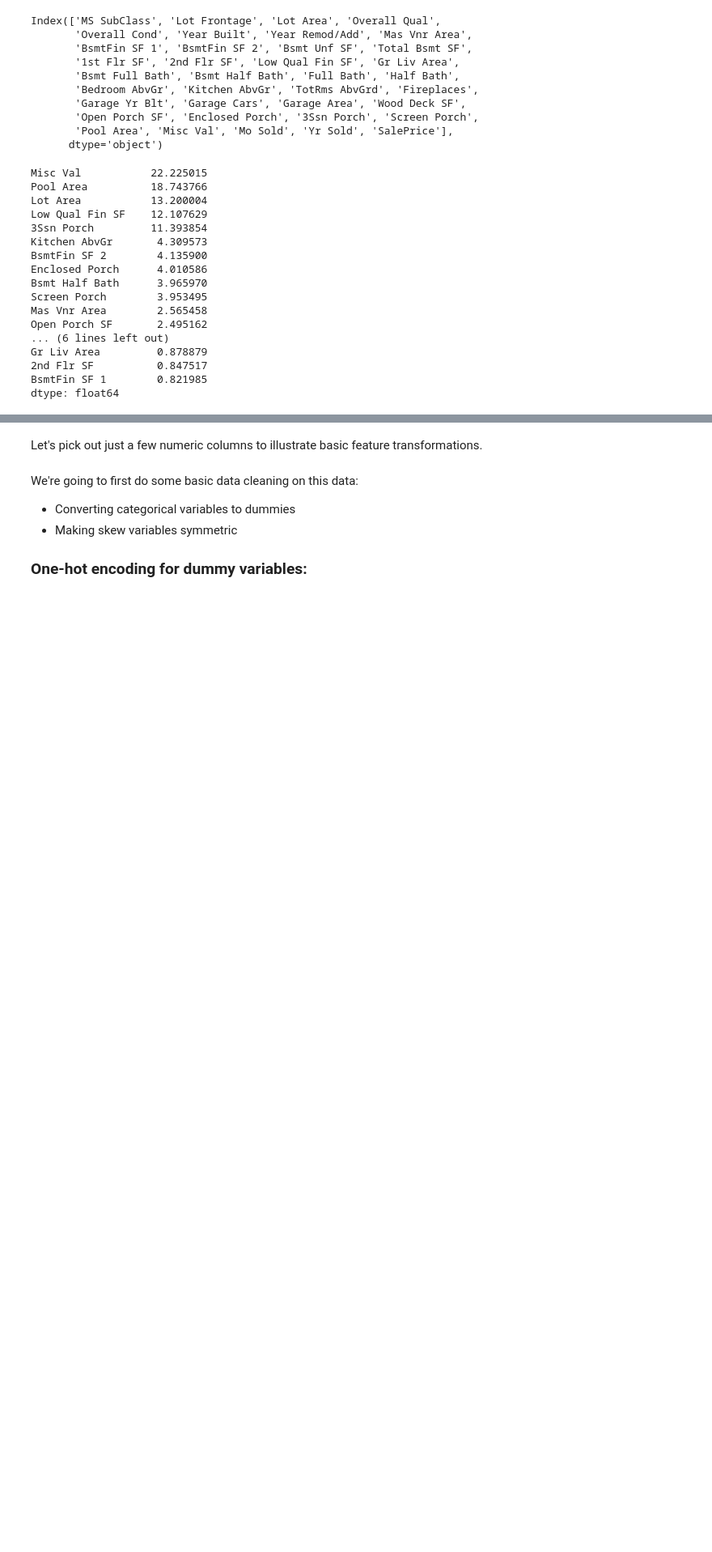
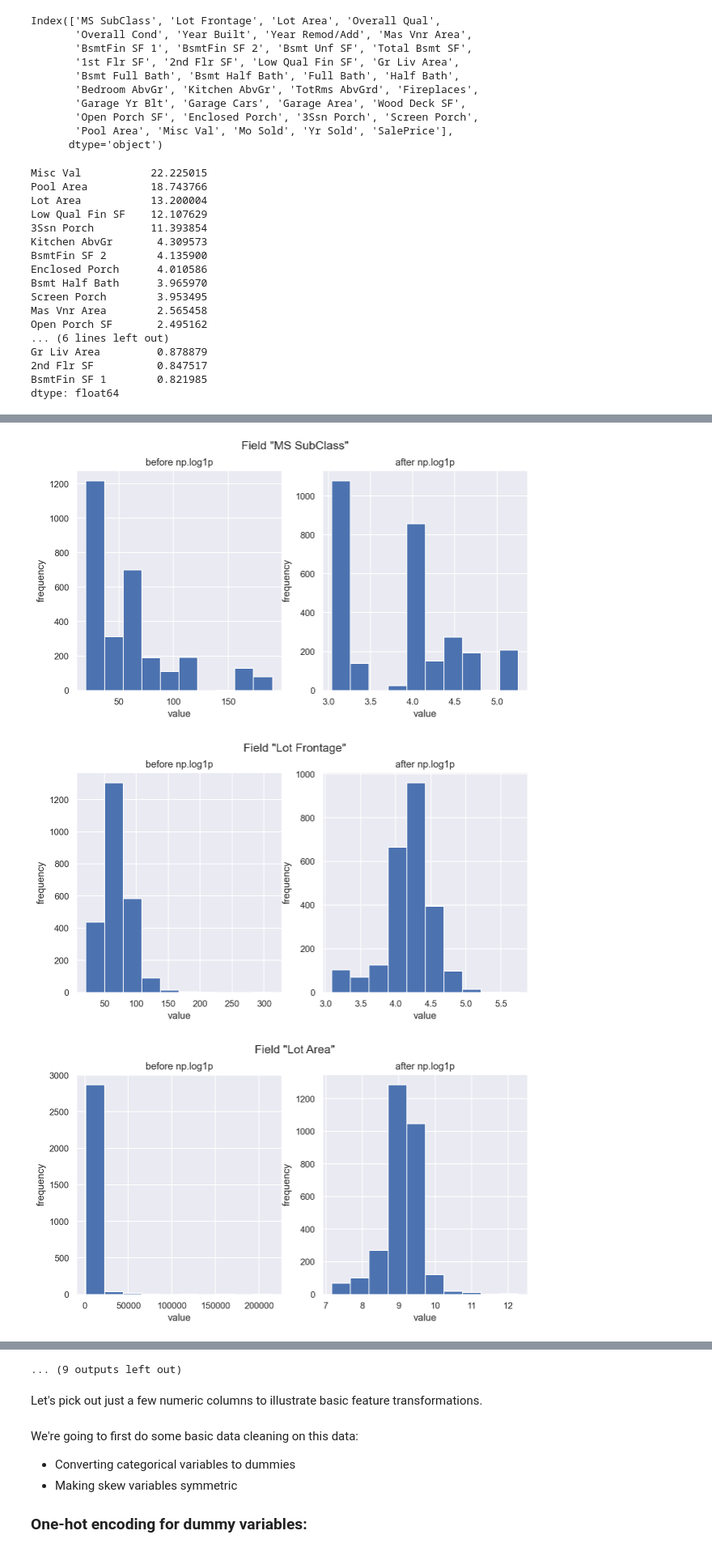
Before and after one commit to izzyd24/ibm-ml, a Jupyter notebook: Week 2-3/EDA/feat_eng_lab1.ipynb, the cells around one changed output, grey strips where cells are left out. Shown at 81% size. Saved outputs shown, nothing was run; the diff lists cells and outputs as text; code cells hidden in the pictures; blank space fills up the shorter version.

Commit message:
transformations complete

```diff
--- a/Week 2-3/EDA/feat_eng_lab1.ipynb
+++ b/Week 2-3/EDA/feat_eng_lab1.ipynb
@@ -221,0 +227,28 @@ fig.suptitle('Field "{}"'.format(field));
+# %%
+# optimized for all fields above .75 threshold (skew limit)
+
+# Calculate the skewness of each column
+skewness = df.skew()
+
+# Select the columns with skewness greater than 1
+skew_cols = skewness[skewness > .75].index
+
+# Iterate over the skewed columns
+for field in skew_cols:
+  # Create two "subplots" and a "figure" using matplotlib
+  fig, (ax_before, ax_after) = plt.subplots(1, 2, figsize=(10, 5))
+
+  # Create a histogram on the "ax_before" subplot
+  df[field].hist(ax=ax_before)
+
+  # Apply a log transformation (numpy syntax) to this column
+  df[field].apply(np.log1p).hist(ax=ax_after)
+
+  # Formatting of titles etc. for each subplot
+  ax_before.set(title='before np.log1p', ylabel='frequency', xlabel='value')
+  ax_after.set(title='after np.log1p', ylabel='frequency', xlabel='value')
+  fig.suptitle('Field "{}"'.format(field))
+# %% [output]
+[figure, added]
+[figure, added]
+[figure, added]
@@ -221,0 +264 @@ fig.suptitle('Field "{}"'.format(field));
+... (9 outputs left out)
```
Also changed, not shown: parts of 7 cells of this notebook.
